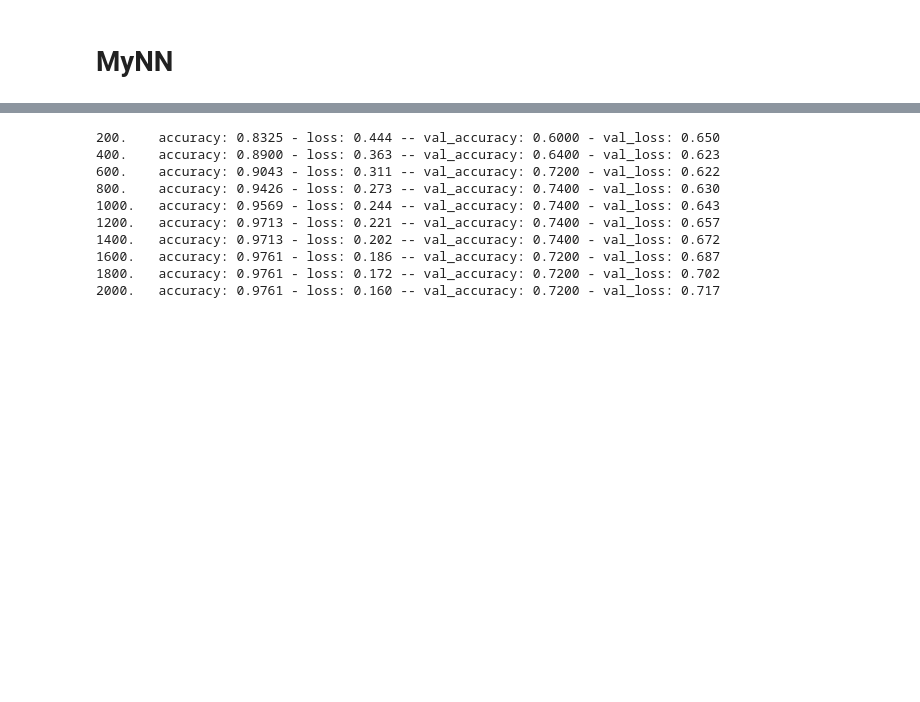
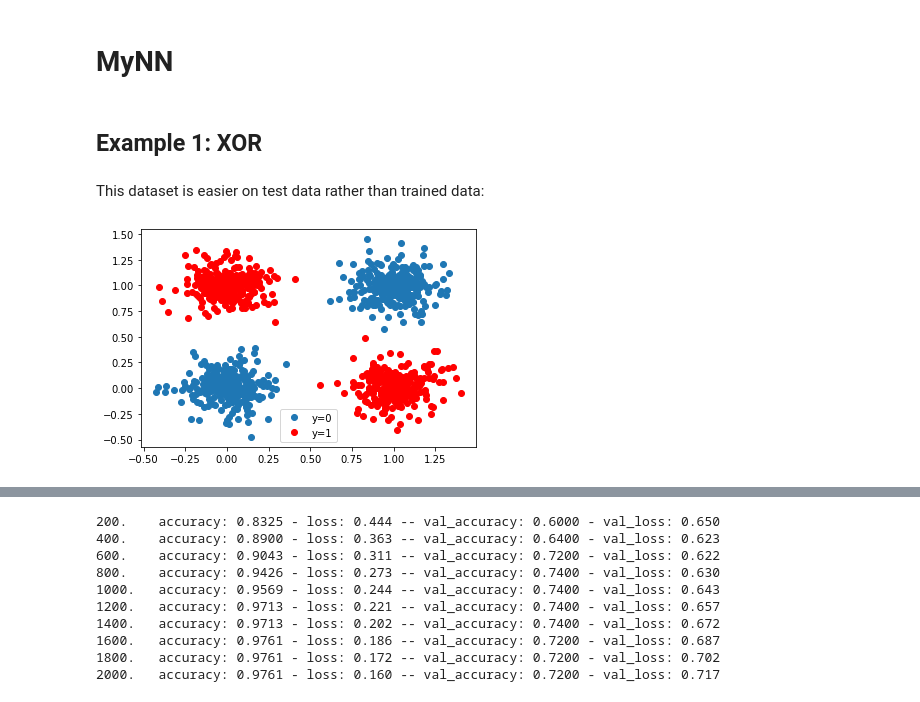
Before and after one commit to abtkod/practice, a Jupyter notebook: deeplearning/projects.ipynb, the cells around one changed output, grey strips where cells are left out. Cells and saved outputs as stored; diff of their text form; code cells hidden in the pictures; blank space fills up the shorter version.

Commit message:
xor example

```diff
--- a/deeplearning/projects.ipynb
+++ b/deeplearning/projects.ipynb
@@ -60,0 +69,39 @@ https://www.coursera.org/learn/neural-networks-deep-learning?specialization=deep
+# %%
+# Define the class XOR_Data
+import numpy as np
+import matplotlib.pyplot as plt
+class XOR_Data:
+
+    # Constructor
+    def __init__(self, N_s=100):
+        self.x = np.zeros((N_s, 2))
+        self.y = np.zeros((N_s, 1))
+        for i in range(N_s // 4):
+            self.x[i, :] = np.array([0.0, 0.0])
+            self.y[i, 0] = np.array([0.0])
+
+            self.x[i + N_s // 4, :] = np.array([0.0, 1.0])
+            self.y[i + N_s // 4, 0] = np.array([1.0])
+
+            self.x[i + N_s // 2, :] = np.array([1.0, 0.0])
+            self.y[i + N_s // 2, 0] = np.array([1.0])
+
+            self.x[i + 3 * N_s // 4, :] = np.array([1.0, 1.0])
+            self.y[i + 3 * N_s // 4, 0] = np.array([0.0])
+
+            self.x = self.x + 0.01 * np.random.randn(N_s, 2)
+        self.len = N_s
+
+    # Getter
+    def __getitem__(self, index):
+        return self.x[index],self.y[index]
+
+    # Get Length
+    def __len__(self):
+        return self.len
+
+    # Plot the data
+    def plot_me(self):
+        plt.plot(self.x[self.y[:, 0] == 0, 0], self.x[self.y[:, 0] == 0, 1], 'o', label="y=0")
+        plt.plot(self.x[self.y[:, 0] == 1, 0], self.x[self.y[:, 0] == 1, 1], 'ro', label="y=1")
+        plt.legend()
@@ -130,3 +180,14 @@ def fit(trainer, print_epochs):
                   f'accuracy: {acc:.4f} - loss: {cost.item():.3f} -- '
                   f'val_accuracy: {val_acc:.4f} - val_loss: {val_loss.item():.3f}')
     return log
+# %% [markdown]
+## Example 1: XOR <a class='anchor' id='mynn-xor'></a>
+# %%
+train_dataset = XOR_Data(1200)
+test_dataset = XOR_Data(600)
+# %% [markdown]
+This dataset is easier on test data rather than trained data:
+# %%
+train_dataset.plot_me()
+# %% [output]
+[figure, added]
```
Also changed, not shown: parts of 28 cells of this notebook.
